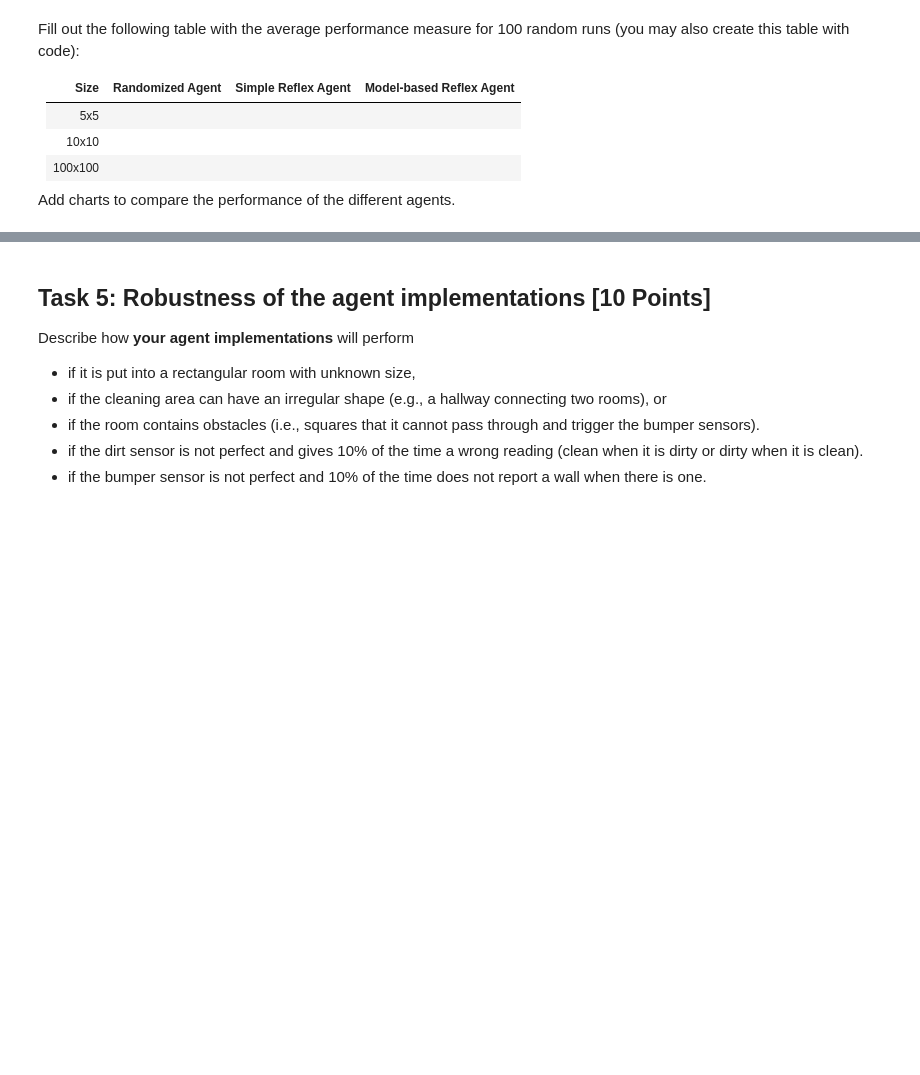
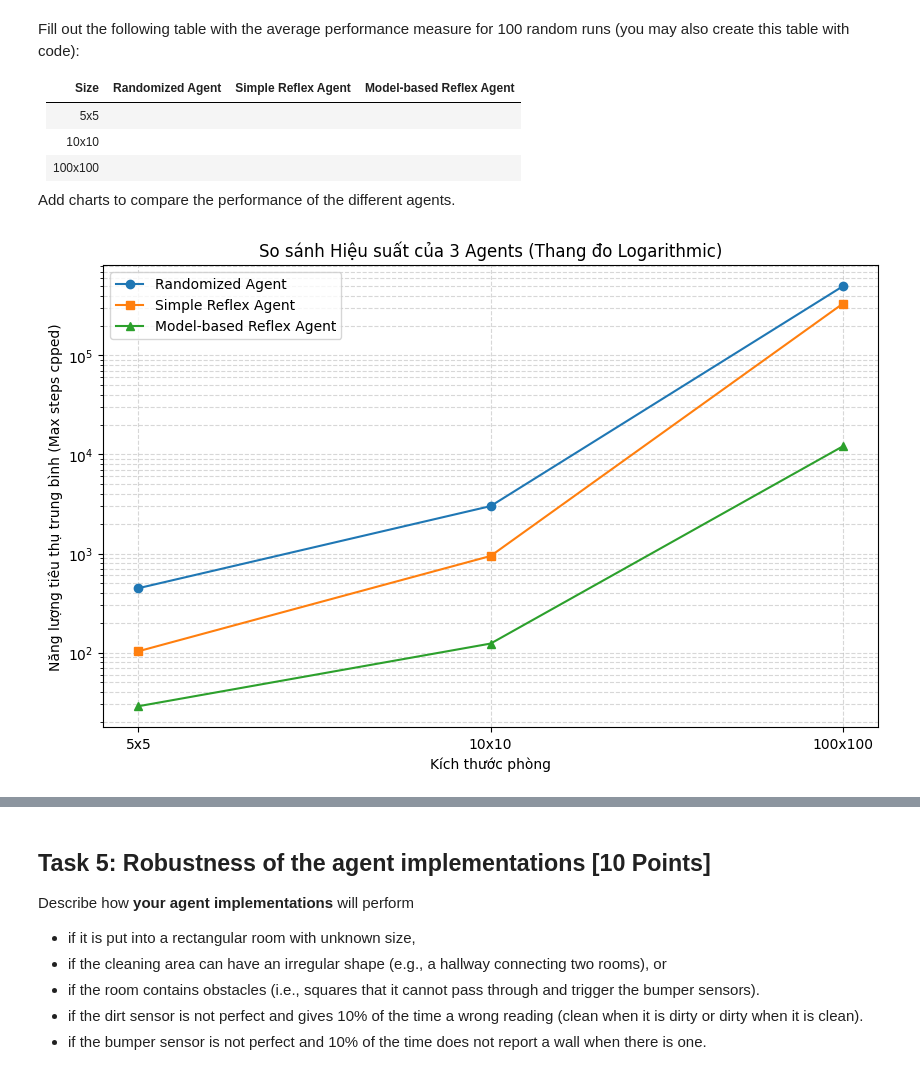
Before and after one commit to TranDatTB04/TTNTNC-Nhom11, a Jupyter notebook: lab01 - Agent/robot_vacuum.ipynb, the cells around one changed output, grey strips where cells are left out. Drawn from its saved outputs; the diff is of its cells as text; code cells hidden in the pictures; blank space fills up the shorter version.

```diff
--- a/lab01 - Agent/robot_vacuum.ipynb
+++ b/lab01 - Agent/robot_vacuum.ipynb
@@ -197,2 +287,28 @@ _Note:_ Agents cannot directly use variable in the environment. They only gets t
+# %%
+# Description: Simple reflex agent
+# - Luật 1: Nếu cảm biến báo vị trí hiện tại bẩn (dirty == True), trả về hành động "suck".
+# - Luật 2: Nếu sạch, agent tìm các hướng không có tường (dựa vào dictionary bumpers).
+# - Luật 3: Chọn ngẫu nhiên một hướng đi hợp lệ từ các hướng vừa tìm được để tránh va chạm vô ích.
+
+import numpy as np
+
+def simple_reflex_agent(bumpers, dirty):
+    # Phản xạ với bụi bẩn
+    if dirty:
+        return "suck"
+
+    # Phản xạ với tường: tạo danh sách các hướng không bị vướng tường
+    possible_moves = []
+    if not bumpers["north"]:
+        possible_moves.append("north")
+    if not bumpers["south"]:
+        possible_moves.append("south")
+    if not bumpers["west"]:
+        possible_moves.append("west")
+    if not bumpers["east"]:
+        possible_moves.append("east")
+
+    # Chọn ngẫu nhiên một hướng trong số các hướng an toàn
+    return np.random.choice(possible_moves)
 # %% [markdown]
 Show how the agent works with your environment.
@@ -234,0 +537,18 @@ Add charts to compare the performance of the different agents.
+# %%
+# Vẽ biểu đồ so sánh hiệu suất
+plt.figure(figsize=(10, 6))
+
+# Do sự chênh lệch số liệu giữa 5x5 và 100x100 là rất lớn, sử dụng thang đo Logarithmic (log scale)
+plt.plot(df_results["Size"], df_results["Randomized Agent"], marker='o', label="Randomized Agent")
+plt.plot(df_results["Size"], df_results["Simple Reflex Agent"], marker='s', label="Simple Reflex Agent")
+plt.plot(df_results["Size"], df_results["Model-based Reflex Agent"], marker='^', label="Model-based Reflex Agent")
+
+plt.yscale('log') # Thang đo Log giúp dễ quan sát chênh lệch ở nhiều cấp độ
+plt.title("So sánh Hiệu suất của 3 Agents (Thang đo Logarithmic)")
+plt.xlabel("Kích thước phòng")
+plt.ylabel("Năng lượng tiêu thụ trung bình (Max steps cpped)")
+plt.grid(True, which="both", ls="--", alpha=0.5)
+plt.legend()
+plt.show()
+# %% [output]
+[figure, added]
```
Also changed, not shown: parts of 28 cells of this notebook.
